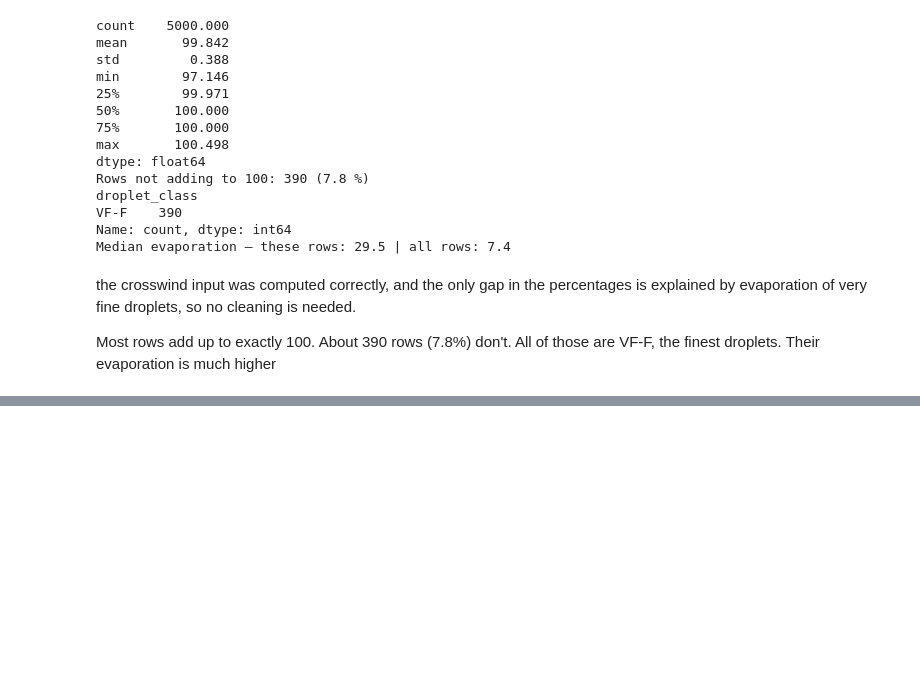
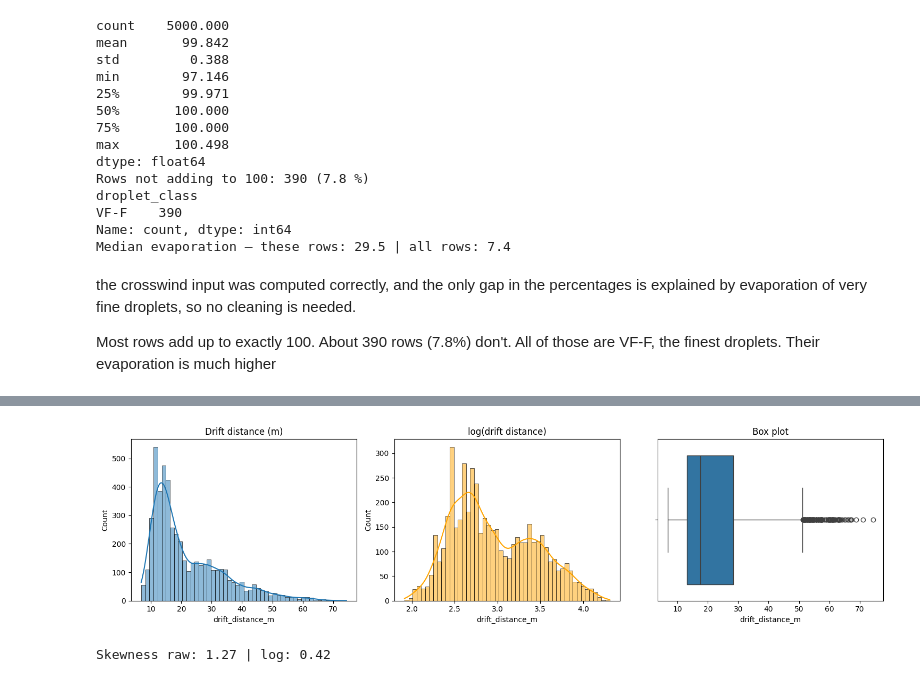
Before and after one commit to ShiharaXcor/AI-Driven-Drone-System-for-Precision-Spraying-in-Sri-Lankan-Tea-Plantations-J26-DS-346, a Jupyter notebook: component2_wind_spraying/eda/eda_datasetA.ipynb, the cells around one changed output, grey strips where cells are left out. Drawn from its saved outputs; the diff is of its cells as text; code cells hidden in the pictures; blank space fills up the shorter version.

Commit message:
drift interactions

```diff
--- a/component2_wind_spraying/eda/eda_datasetA.ipynb
+++ b/component2_wind_spraying/eda/eda_datasetA.ipynb
@@ -132,0 +158,10 @@ Their evaporation is much higher
+# %%
+fig, ax = plt.subplots(1, 3, figsize=(15, 4))
+sns.histplot(df[TARGET], bins=50, kde=True, ax=ax[0]); ax[0].set_title("Drift distance (m)")
+sns.histplot(np.log(df[TARGET]), bins=50, kde=True, color="orange", ax=ax[1]); ax[1].set_title("log(drift distance)")
+sns.boxplot(x=df[TARGET], ax=ax[2]); ax[2].set_title("Box plot")
+save("fig1_target_distribution")
+print("Skewness raw:", round(df[TARGET].skew(), 2), "| log:", round(np.log(df[TARGET]).skew(), 2))
+# %% [output]
+[figure, added]
+Skewness raw: 1.27 | log: 0.42
```
Also changed, not shown: parts of 14 cells of this notebook, 2 other files.
